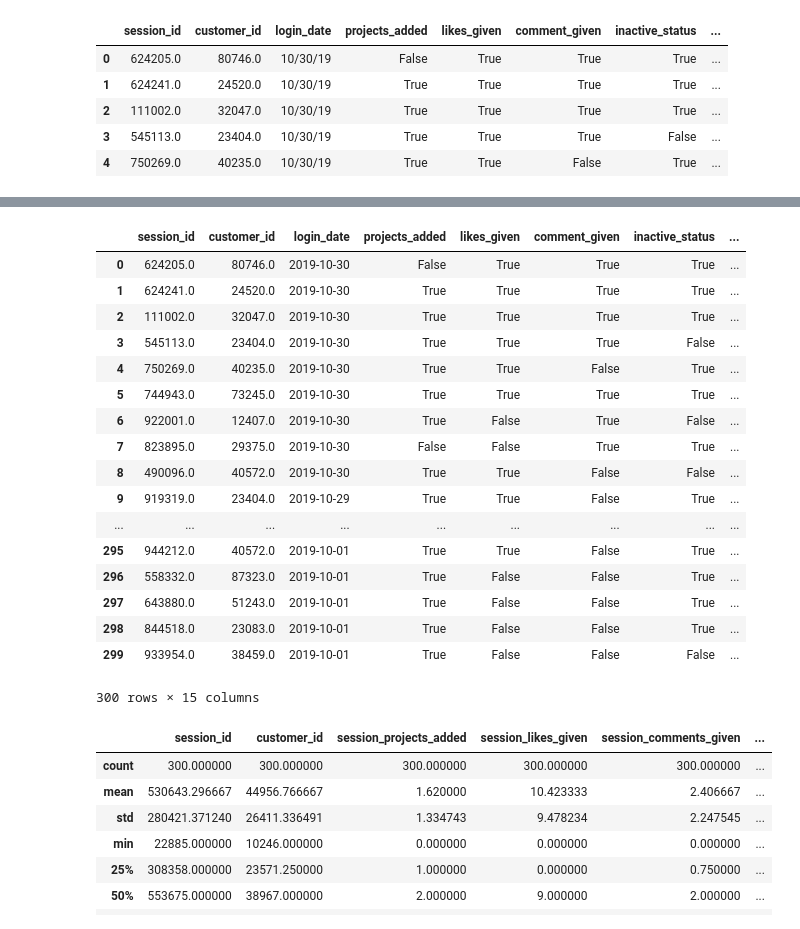
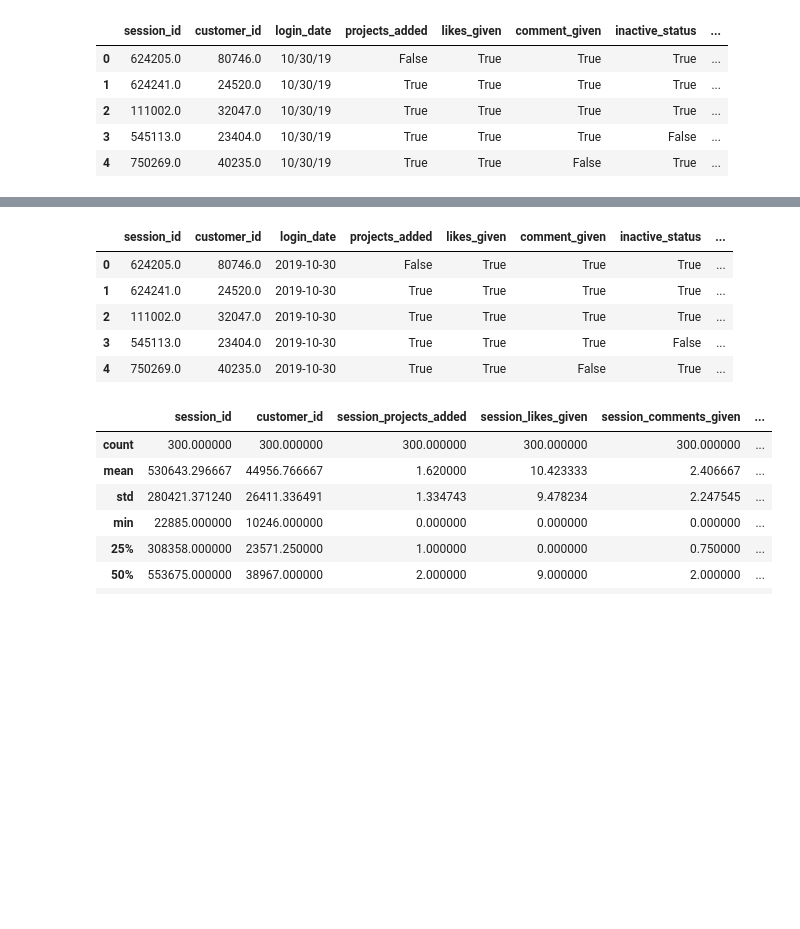
Before and after one commit to helen-tong/user_engagement_analysis, a Jupyter notebook: assessment.ipynb, the cells around one changed output, grey strips where cells are left out. Drawn from its saved outputs; the diff is of its cells as text; code cells hidden in the pictures; blank space fills up the shorter version.

```diff
--- a/assessment.ipynb
+++ b/assessment.ipynb
@@ -6,7 +6,7 @@ import matplotlib.pyplot as plt
 plt.style.use('ggplot')
 %matplotlib inline
 # %%
-df = pd.read_csv('showwcase_sessions.csv')
+df = pd.read_csv('data/showwcase_sessions.csv')
 # %%
 df.head()
 # %% [output]
@@ -49,26 +49,14 @@ df['session_likes_given'] = df['session_likes_given'].fillna(0)
 df['login_date'] = pd.to_datetime(df['login_date'])
 df['day_of_week'] = df['login_date'].dt.dayofweek
 # %%
-df
+df.head()
 # %% [output]
 |  | session_id | customer_id | login_date | projects_added | likes_given | comment_given | inactive_status | ... |
 | 0 | 624205.0 | 80746.0 | 2019-10-30 | False | True | True | True | ... |
 | 1 | 624241.0 | 24520.0 | 2019-10-30 | True | True | True | True | ... |
 | 2 | 111002.0 | 32047.0 | 2019-10-30 | True | True | True | True | ... |
 | 3 | 545113.0 | 23404.0 | 2019-10-30 | True | True | True | False | ... |
 | 4 | 750269.0 | 40235.0 | 2019-10-30 | True | True | False | True | ... |
-| 5 | 744943.0 | 73245.0 | 2019-10-30 | True | True | True | True | ... |
-| 6 | 922001.0 | 12407.0 | 2019-10-30 | True | False | True | False | ... |
-| 7 | 823895.0 | 29375.0 | 2019-10-30 | False | False | True | True | ... |
-| 8 | 490096.0 | 40572.0 | 2019-10-30 | True | True | False | False | ... |
-| 9 | 919319.0 | 23404.0 | 2019-10-29 | True | True | False | True | ... |
-| ... | ... | ... | ... | ... | ... | ... | ... | ... |
-| 295 | 944212.0 | 40572.0 | 2019-10-01 | True | True | False | True | ... |
-| 296 | 558332.0 | 87323.0 | 2019-10-01 | True | False | False | True | ... |
-| 297 | 643880.0 | 51243.0 | 2019-10-01 | True | False | False | True | ... |
-| 298 | 844518.0 | 23083.0 | 2019-10-01 | True | False | False | True | ... |
-| 299 | 933954.0 | 38459.0 | 2019-10-01 | True | False | False | False | ... |
-300 rows × 15 columns
 # %%
 df.describe()
 # %% [output]
```
Also changed, not shown: parts of 16 cells of this notebook.
